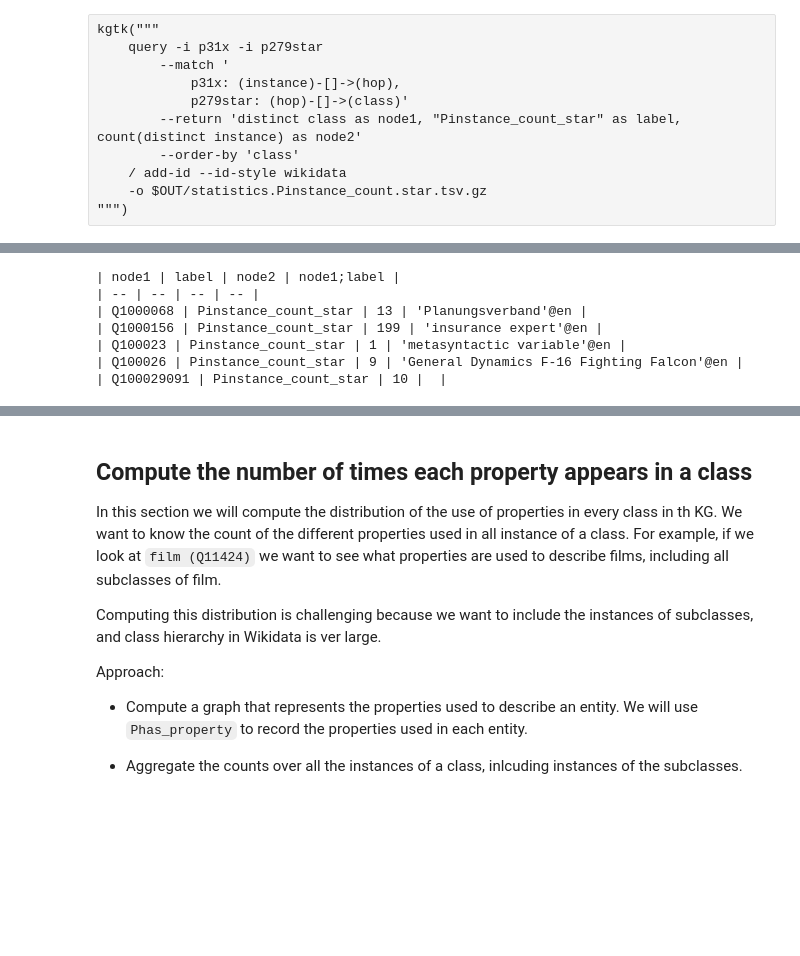
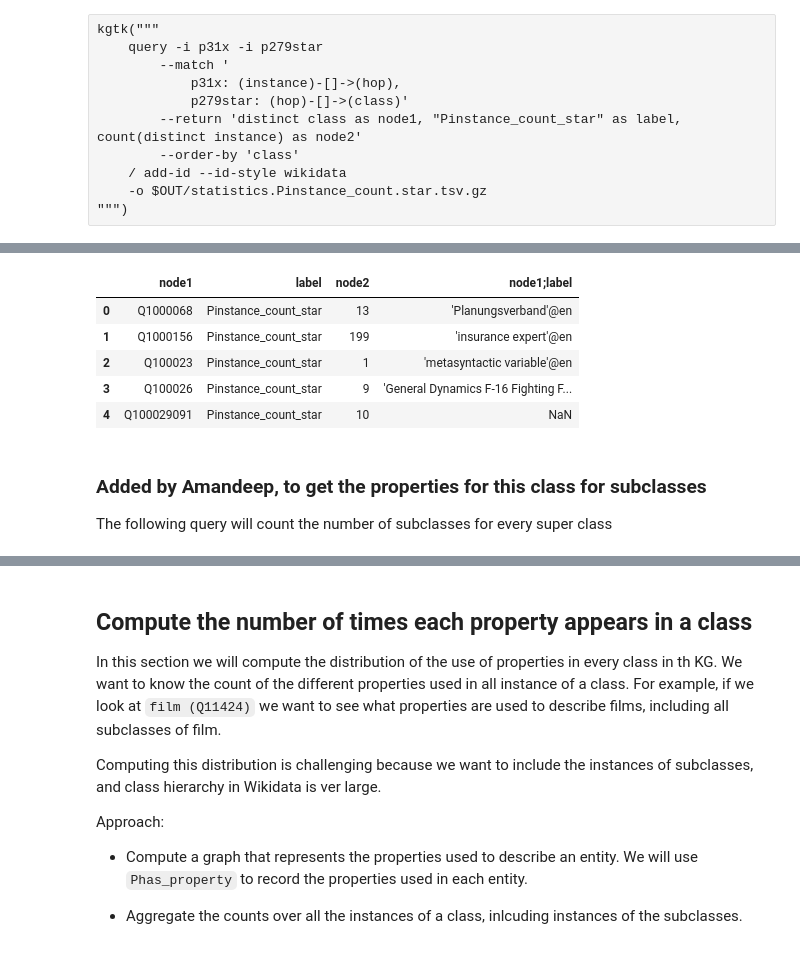
Before and after one commit to usc-isi-i2/kgtk-notebooks, a Jupyter notebook: use-cases/properties-for-this-type.ipynb, the cells around one changed output, grey strips where cells are left out. Drawn from its saved outputs; the diff is of its cells as text; code cells hidden in the pictures; blank space fills up the shorter version.

```diff
--- a/use-cases/properties-for-this-type.ipynb
+++ b/use-cases/properties-for-this-type.ipynb
@@ -436,12 +436,16 @@ Q1000068        Pinstance_count_star    13
 Q1000156        Pinstance_count_star    199
 Q100023 Pinstance_count_star    1
 # %%
-kgtk("head -i $OUT/statistics.Pinstance_count.star.tsv.gz -n 5 / add-labels / md")
+kgtk("head -i $OUT/statistics.Pinstance_count.star.tsv.gz -n 5 / add-labels")
 # %% [output]
-| node1 | label | node2 | node1;label |
-| -- | -- | -- | -- |
-| Q1000068 | Pinstance_count_star | 13 | 'Planungsverband'@en |
-| Q1000156 | Pinstance_count_star | 199 | 'insurance expert'@en |
-| Q100023 | Pinstance_count_star | 1 | 'metasyntactic variable'@en |
-| Q100026 | Pinstance_count_star | 9 | 'General Dynamics F-16 Fighting Falcon'@en |
-| Q100029091 | Pinstance_count_star | 10 |  |
+|  | node1 | label | node2 | node1;label |
+| 0 | Q1000068 | Pinstance_count_star | 13 | 'Planungsverband'@en |
+| 1 | Q1000156 | Pinstance_count_star | 199 | 'insurance expert'@en |
+| 2 | Q100023 | Pinstance_count_star | 1 | 'metasyntactic variable'@en |
+| 3 | Q100026 | Pinstance_count_star | 9 | 'General Dynamics F-16 Fighting F... |
+| 4 | Q100029091 | Pinstance_count_star | 10 | NaN |
+# %% [markdown]
+### Added by Amandeep, to get the properties for this class for subclasses
+
+
+The following query will count the number of subclasses for every super class
```
Also changed, not shown: parts of 28 cells of this notebook, 1 other file.
